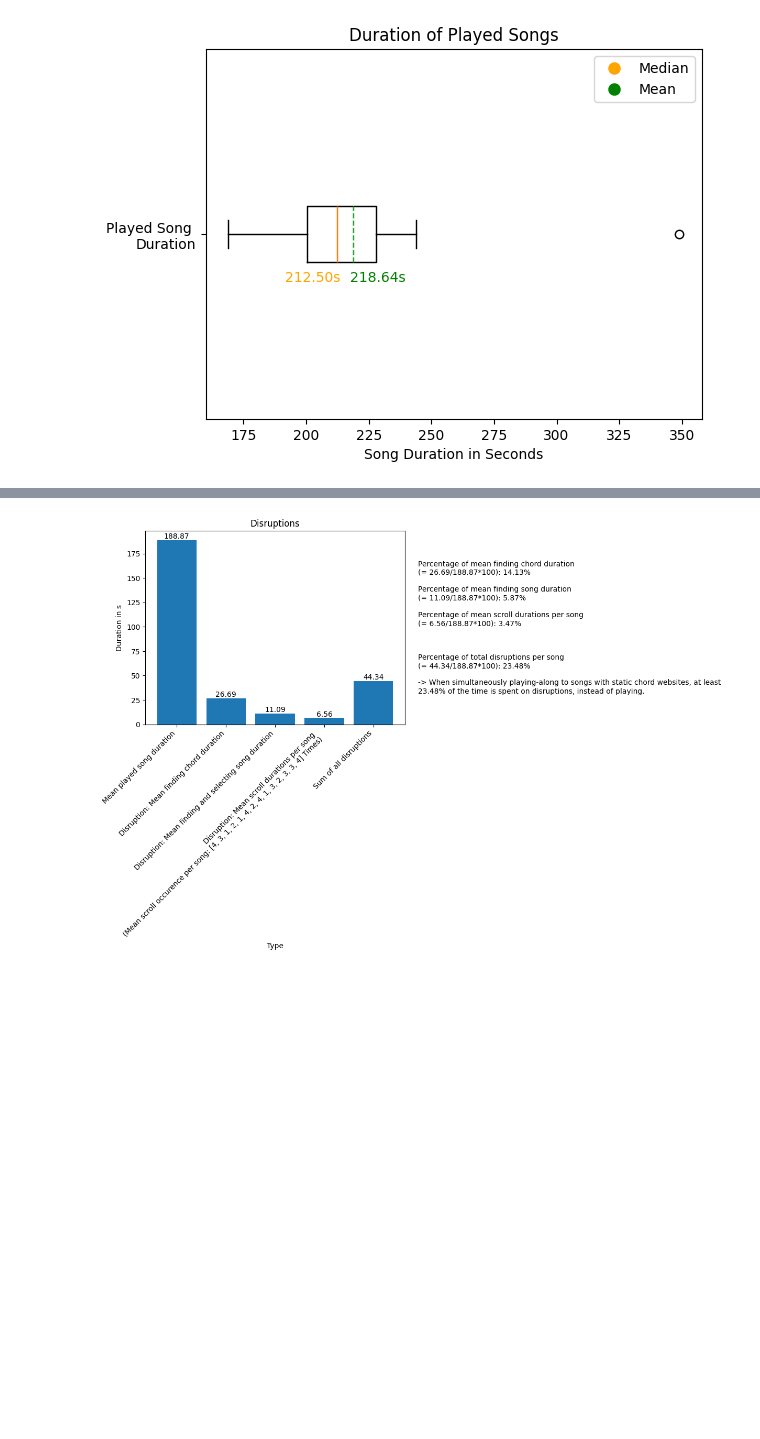
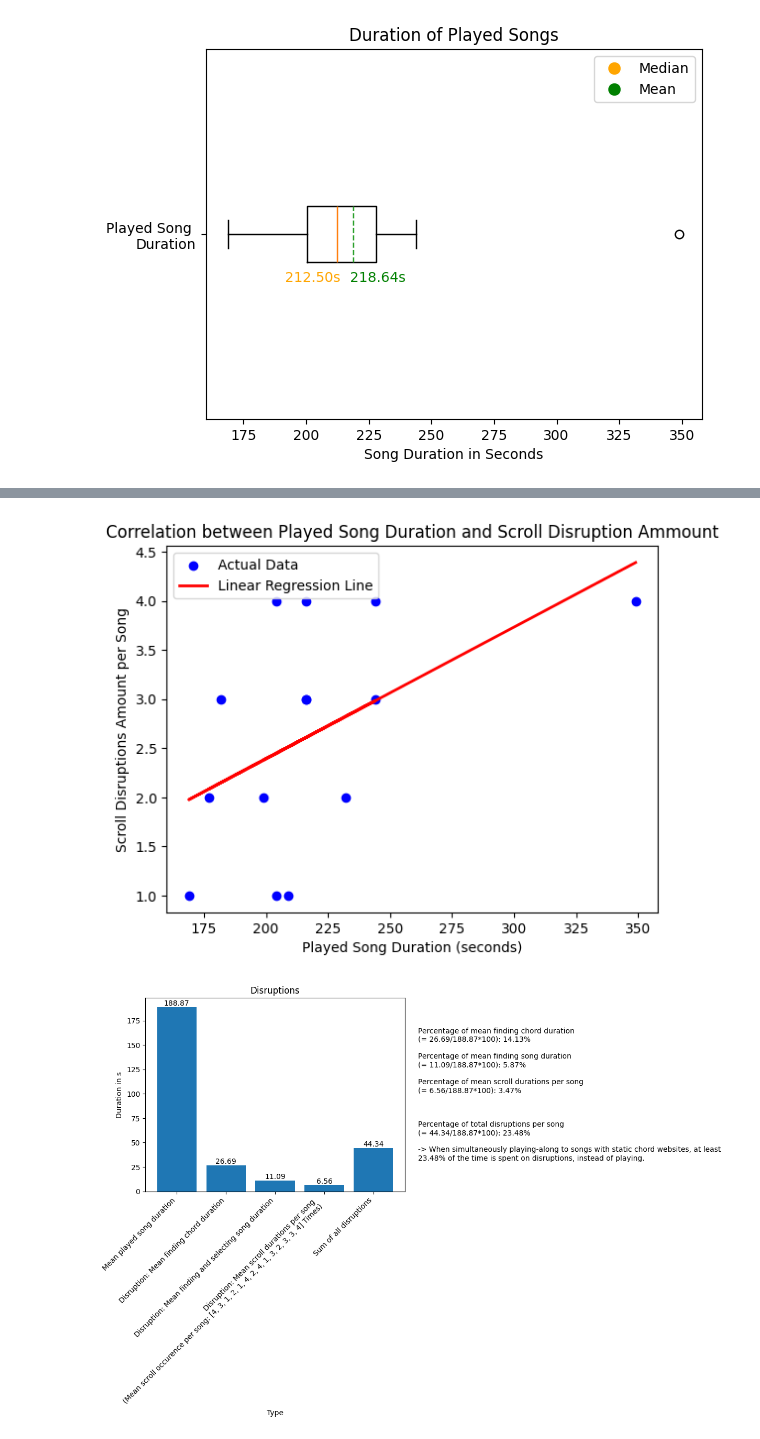
Before and after one commit to simonroedig/ChordSync_Study, a Jupyter notebook: study_analysis_task_performance.ipynb, the cells around one changed output, grey strips where cells are left out. Cells and saved outputs as stored; diff of their text form; code cells hidden in the pictures; blank space fills up the shorter version.

```diff
--- a/study_analysis_task_performance.ipynb
+++ b/study_analysis_task_performance.ipynb
@@ -478,3 +552,93 @@ plt.show()
+# %%
+scroll_disruptions_ammount_per_song =  [4,
+                                        3,
+                                        1,
+                                        2,
+                                        1,
+                                        4,
+                                        2,
+                                        4,
+                                        1,
+                                        3,
+                                        2,
+                                        3,
+                                        3,
+                                        4]
+
+played_song_duration_seconds = [349, 216,
+                        209, 199,
+                        204, 244,
+                        232, 216,
+                        169, 216,
+                        177, 182,
+                        244, 204
+                        ]
+
+scroll_disruptions_time =  [3.02, 1.20, 2.02, 2.05,
+                            1.74, 2.11, 1.98,
+                            3.21,
+                            3.02, 2.48,
+                            2.94,
+                            1.07, 1.93, 1.74, 1.83,
+                            1.38, 1.87,
+                            2.21, 2.25, 1.85, 3.52,
+                            2.46,
+                            3.34, 2.60, 2.01,
+                            2.24, 2.72,
+                            2.33, 3.86, 1.35,
+                            4.02, 3.89, 3.95,
+                            3.12, 2.02, 3.18, 3.39]
+
+scroll_disruptions_time_added =  [8.29,
+                            5.83,
+                            3.21,
+                            5.5,
+                            2.94,
+                            6.57,
+                            3.25,
+                            9.83,
+                            2.46,
+                            7.95,
+                            4.96,
+                            7.54,
+                            11.86,
+                            11.71]
+
+scroll_disruptions_time_means =  [2.0725,
+                            1.9433333333333,
+                            3.21,
+                            2.75,
+                            2.94,
+                            1.6425,
+                            1.625,
+                            2.4575,
+                            2.46,
+                            2.65,
+                            2.48,
+                            2.5133333333333,
+                            3.9533333333333,
+                            2.9275]
+
+# Reshape the data
+X = np.array(played_song_duration_seconds).reshape(-1, 1)
+y = np.array(scroll_disruptions_ammount_per_song)
+
+# Create linear regression model
+model = LinearRegression().fit(X, y)
+
+# Make predictions using the model
+y_pred = model.predict(X)
+
+# Plot the scatter plot and regression line
+plt.scatter(played_song_duration_seconds, scroll_disruptions_ammount_per_song, color='blue', label='Actual Data')
+plt.plot(played_song_duration_seconds, y_pred, color='red', linewidth=2, label='Linear Regression Line')
+plt.xlabel('Played Song Duration (seconds)')
+plt.ylabel('Scroll Disruptions Amount per Song')
+plt.legend()
+plt.title('Correlation between Played Song Duration and Scroll Disruption Ammount')
+plt.show()
+# %% [output]
+[figure, added]
 # %%
 all_occuring_disruptions = all_chord_finding_durations_mean + all_durations_finding_song_mean + time_spent_scrolling_per_song_mean
 chord_percentage = str(round(all_chord_finding_durations_mean / played_song_duration_mean * 100, 2))
```
Also changed, not shown: parts of 4 cells of this notebook.
